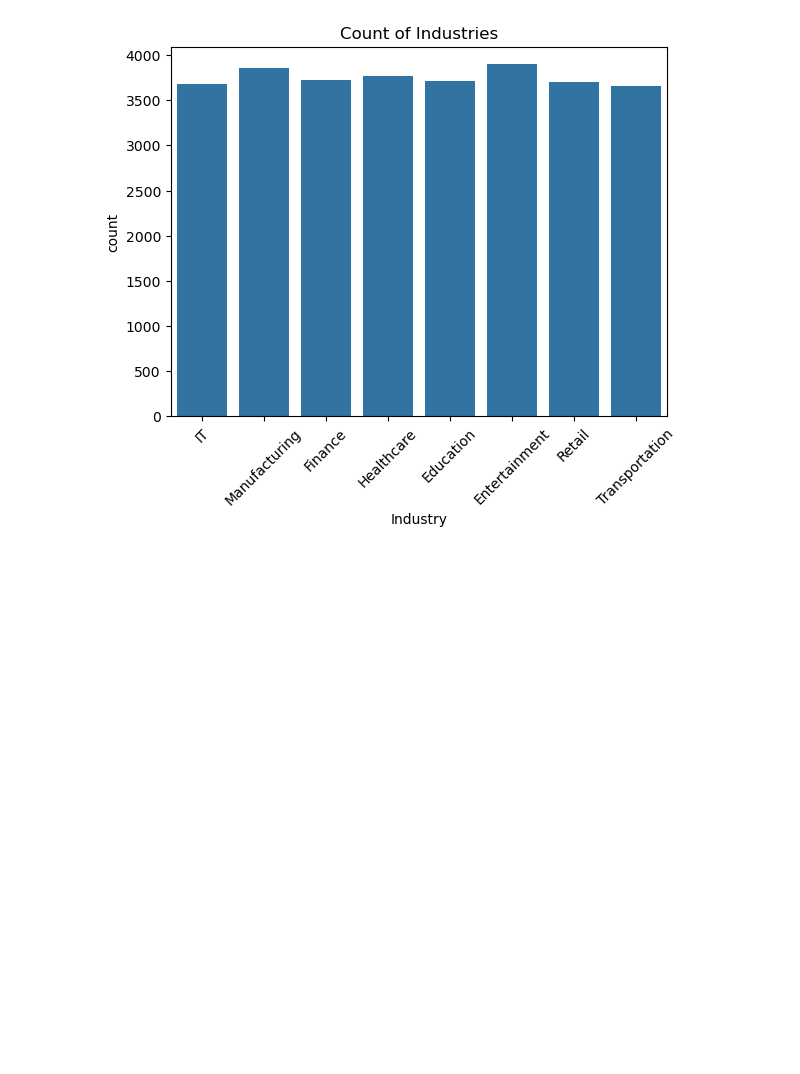
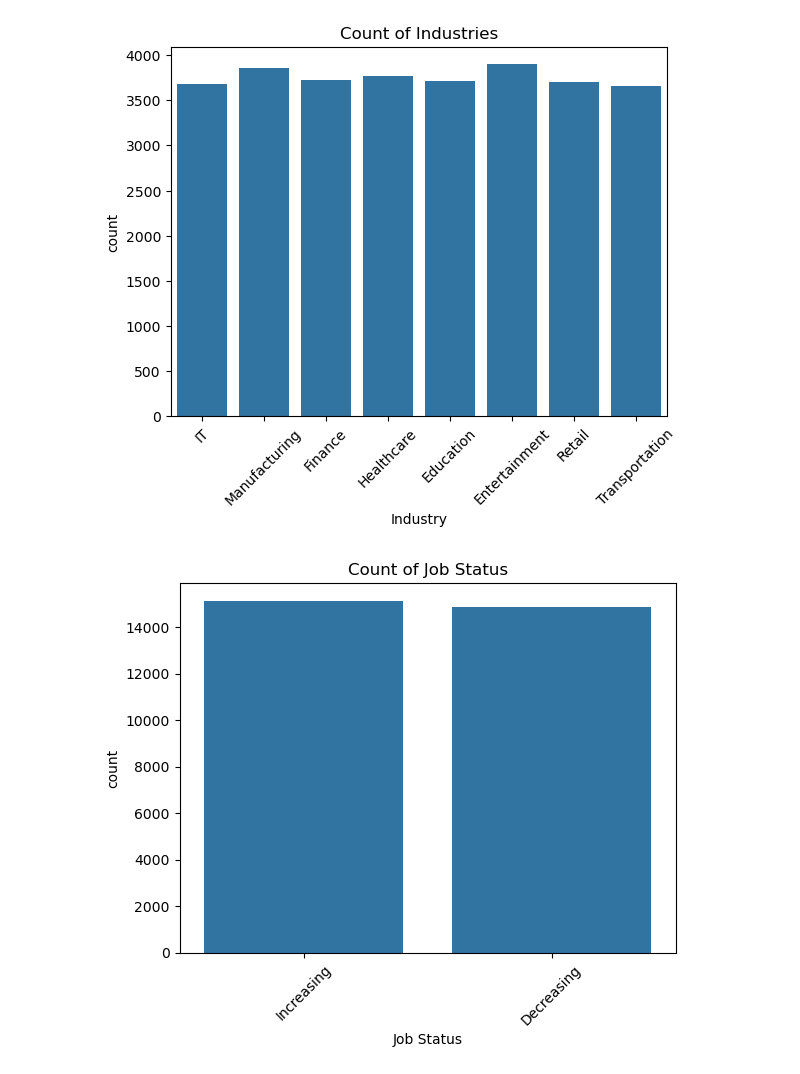
Before and after one commit to kxrrym03/AI-Job-Trends, a Jupyter notebook: AI Jobs Trends.ipynb, the cells around one changed output. Cells and saved outputs as stored; diff of their text form; code cells hidden in the pictures; blank space fills up the shorter version.

```diff
--- a/AI Jobs Trends.ipynb
+++ b/AI Jobs Trends.ipynb
@@ -88,3 +88,10 @@ plt.xticks(rotation=45)
 plt.show()
 # %% [output]
 [figure]
+# %%
+sns.countplot(data=df, x='Job Status')
+plt.title('Count of Job Status')
+plt.xticks(rotation=45)
+plt.show()
+# %% [output]
+[figure, added]
```
